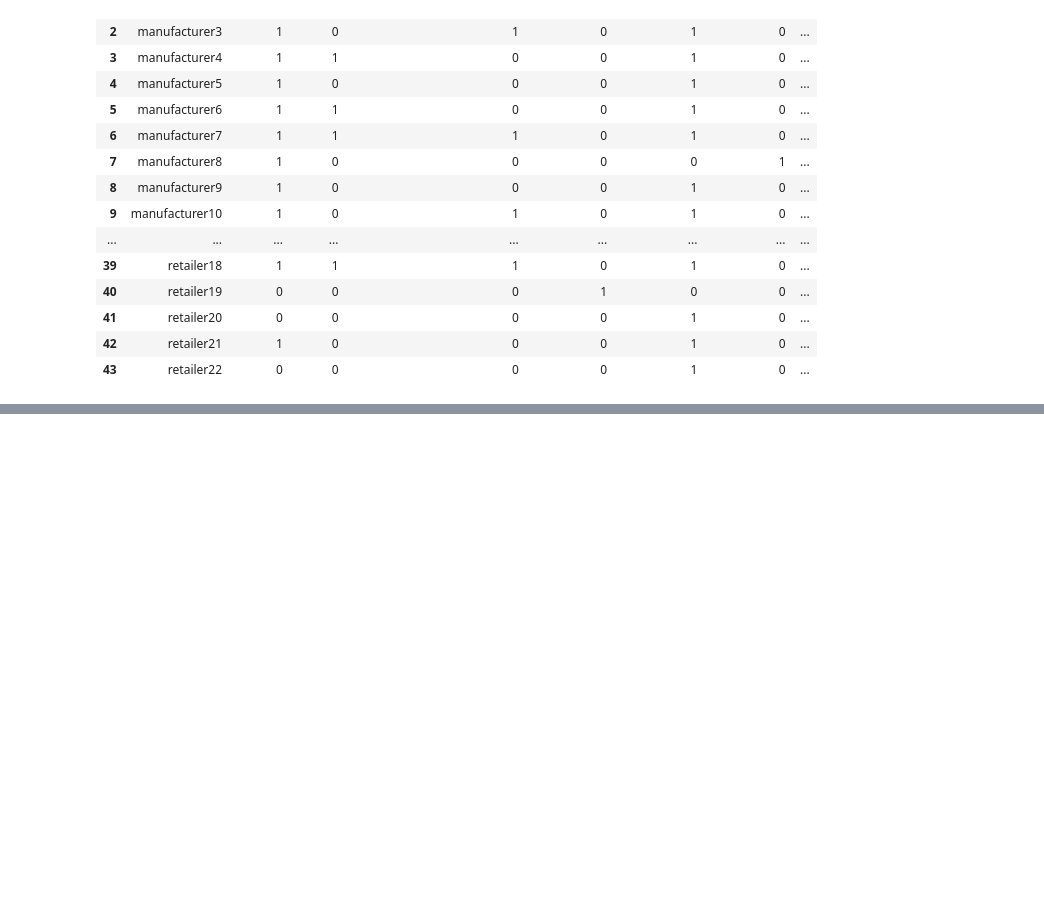
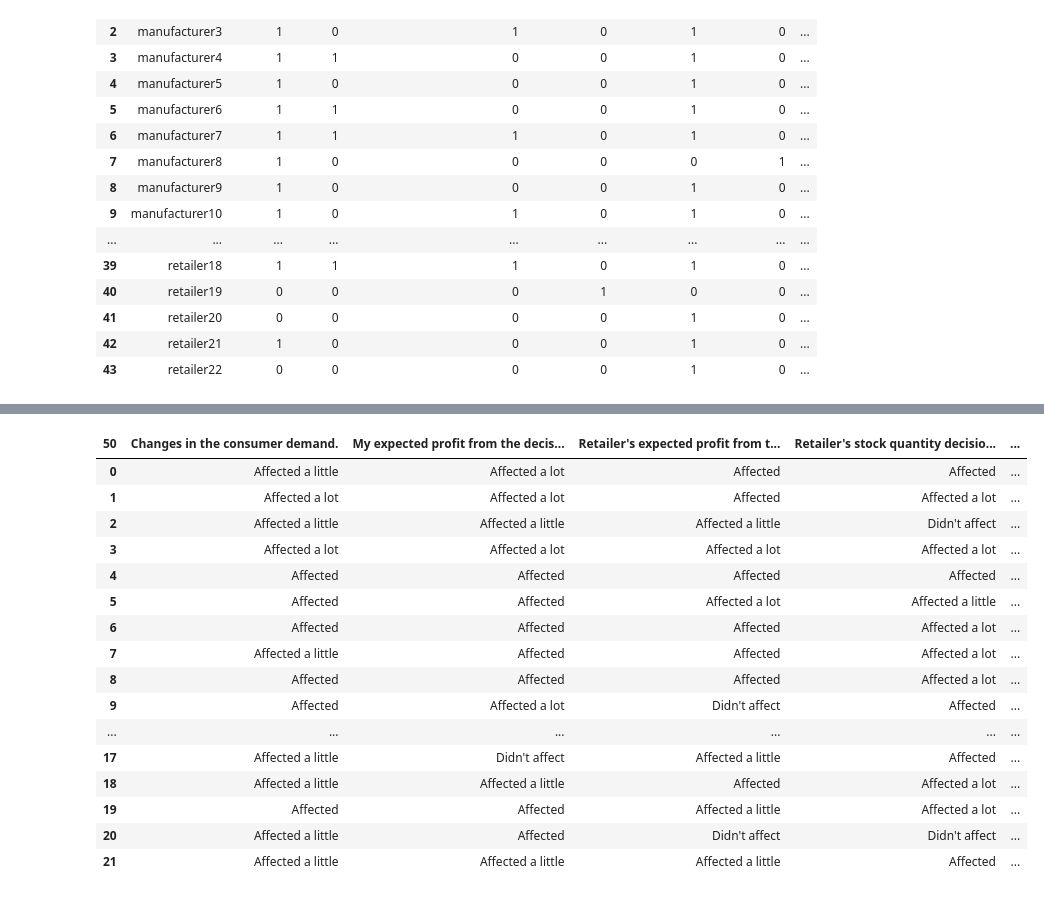
Before and after one commit to SerhanTelatar/Supply-Chain-Decision-Analysis, a Jupyter notebook: Notebooks/personality/buyback_contract.ipynb, the cells around one changed output, grey strips where cells are left out. Drawn from its saved outputs; the diff is of its cells as text; code cells hidden in the pictures; blank space fills up the shorter version.

```diff
--- a/Notebooks/personality/buyback_contract.ipynb
+++ b/Notebooks/personality/buyback_contract.ipynb
@@ -105,0 +129,21 @@ buyback_contract.to_csv('../../Datasets/buyback_contract_subject_background_info
+# %%
+buyback_contract_post_experiment_manufacturer = buyback_contract_post_experiment.iloc[:22,12:26]
+buyback_contract_post_experiment_manufacturer
+# %% [output]
+| 50 | Changes in the consumer demand. | My expected profit from the decis... | Retailer's expected profit from t... | Retailer's stock quantity decisio... | ... |
+| 0 | Affected a little | Affected a lot | Affected | Affected | ... |
+| 1 | Affected a lot | Affected a lot | Affected | Affected a lot | ... |
+| 2 | Affected a little | Affected a little | Affected a little | Didn't affect | ... |
+| 3 | Affected a lot | Affected a lot | Affected a lot | Affected a lot | ... |
+| 4 | Affected | Affected | Affected | Affected | ... |
+| 5 | Affected | Affected | Affected a lot | Affected a little | ... |
+| 6 | Affected | Affected | Affected | Affected a lot | ... |
+| 7 | Affected a little | Affected | Affected | Affected a lot | ... |
+| 8 | Affected | Affected | Affected | Affected a lot | ... |
+| 9 | Affected | Affected a lot | Didn't affect | Affected | ... |
+| ... | ... | ... | ... | ... | ... |
+| 17 | Affected a little | Didn't affect | Affected a little | Affected | ... |
+| 18 | Affected a little | Affected a little | Affected | Affected a lot | ... |
+| 19 | Affected | Affected | Affected a little | Affected a lot | ... |
+| 20 | Affected a little | Affected | Didn't affect | Didn't affect | ... |
+| 21 | Affected a little | Affected a little | Affected a little | Affected | ... |
```
Also changed, not shown: parts of 9 cells of this notebook, 2 other files.
